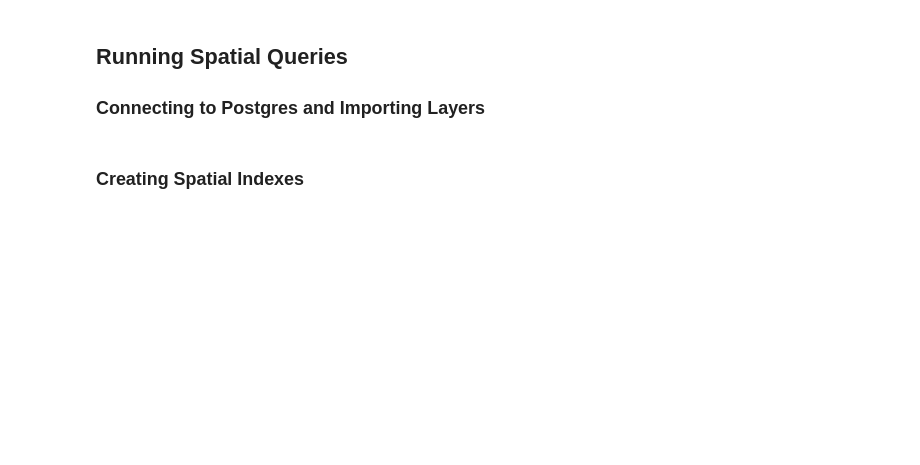
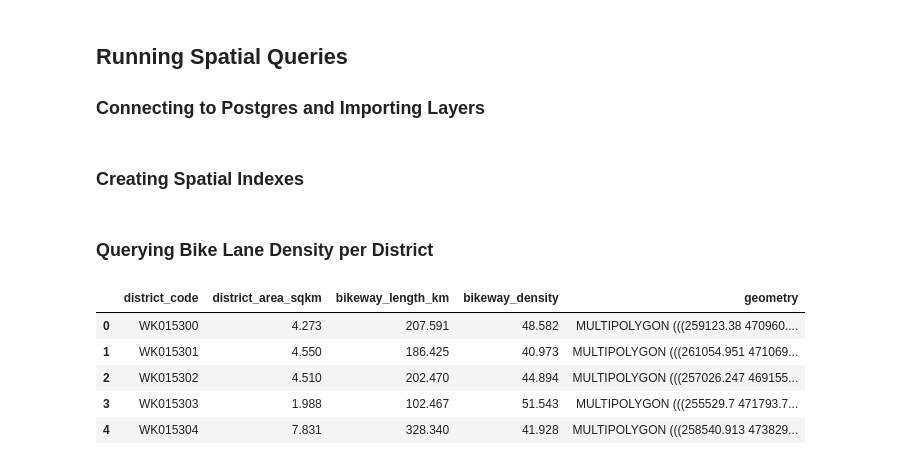
Before and after one commit to armaanFarooqui/portfolio, a Jupyter notebook: enschede_districts_etl/enschede_districts.ipynb, the cells around one changed output. Saved outputs shown, nothing was run; the diff lists cells and outputs as text; code cells hidden in the pictures; blank space fills up the shorter version.

```diff
--- a/enschede_districts_etl/enschede_districts.ipynb
+++ b/enschede_districts_etl/enschede_districts.ipynb
@@ -255,0 +301,60 @@ with engine.begin() as conn:
+# %% [markdown]
+### Querying Bike Lane Density per District
+# %%
+bike_lane_density = gpd.read_postgis(
+
+    """
+    WITH district_areas AS (
+
+    SELECT district_code,
+    geometry,
+    ROUND ((ST_AREA(geometry) / 1000000)::numeric, 3) AS district_area_sqkm
+    FROM districts
+
+    ),
+
+    road_lengths AS (
+
+    SELECT d.district_code,
+    d.district_area_sqkm,
+    ST_INTERSECTION(d.geometry, r.geometry) AS bikeway_length
+    FROM district_areas AS d
+    JOIN roads as r
+    ON ST_INTERSECTS(d.geometry, r.geometry)
+
+    ),
+
+    road_densities AS (
+
+    SELECT district_code,
+    district_area_sqkm,
+    ROUND ((SUM(ST_LENGTH(bikeway_length)) / 1000)::numeric, 3) AS bikeway_length_km,
+    ROUND ((((SUM(ST_LENGTH(bikeway_length))) / 1000 ) / district_area_sqkm)::numeric, 3) AS bikeway_density
+    FROM road_lengths
+    GROUP BY district_code, district_area_sqkm
+
+    )
+
+    SELECT rd.district_code,
+    rd.district_area_sqkm,
+    rd.bikeway_length_km,
+    rd.bikeway_density,
+    d.geometry
+    FROM road_densities AS rd
+    JOIN districts AS d
+    ON rd.district_code = d.district_code
+    """,
+
+    engine,
+    geom_col='geometry',
+    crs='EPSG:28992'
+)
+
+bike_lane_density.head()
+# %% [output]
+|  | district_code | district_area_sqkm | bikeway_length_km | bikeway_density | geometry |
+| 0 | WK015300 | 4.273 | 207.591 | 48.582 | MULTIPOLYGON (((259123.38 470960.... |
+| 1 | WK015301 | 4.550 | 186.425 | 40.973 | MULTIPOLYGON (((261054.951 471069... |
+| 2 | WK015302 | 4.510 | 202.470 | 44.894 | MULTIPOLYGON (((257026.247 469155... |
+| 3 | WK015303 | 1.988 | 102.467 | 51.543 | MULTIPOLYGON (((255529.7 471793.7... |
+| 4 | WK015304 | 7.831 | 328.340 | 41.928 | MULTIPOLYGON (((258540.913 473829... |
```
Also changed, not shown: parts of 19 cells of this notebook, 2 other files.
